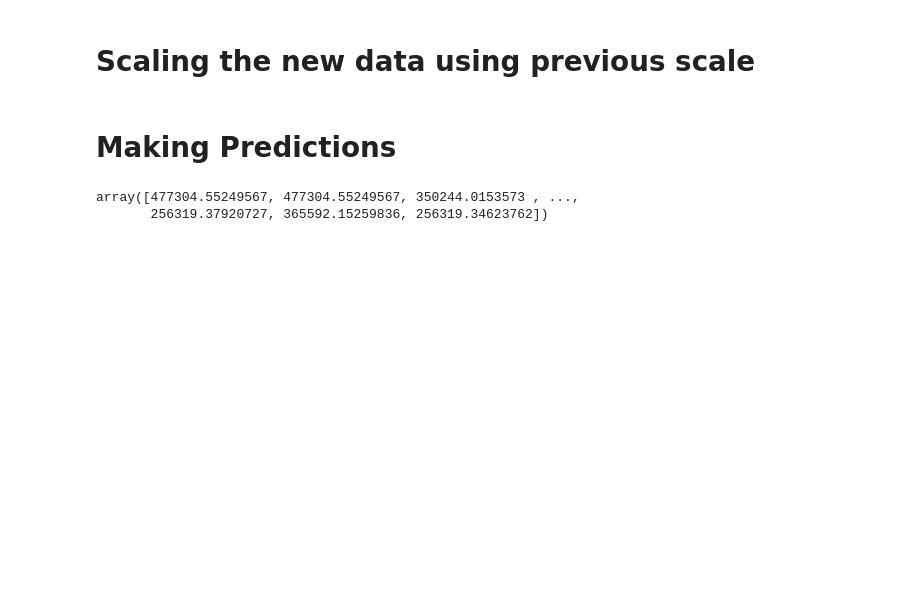
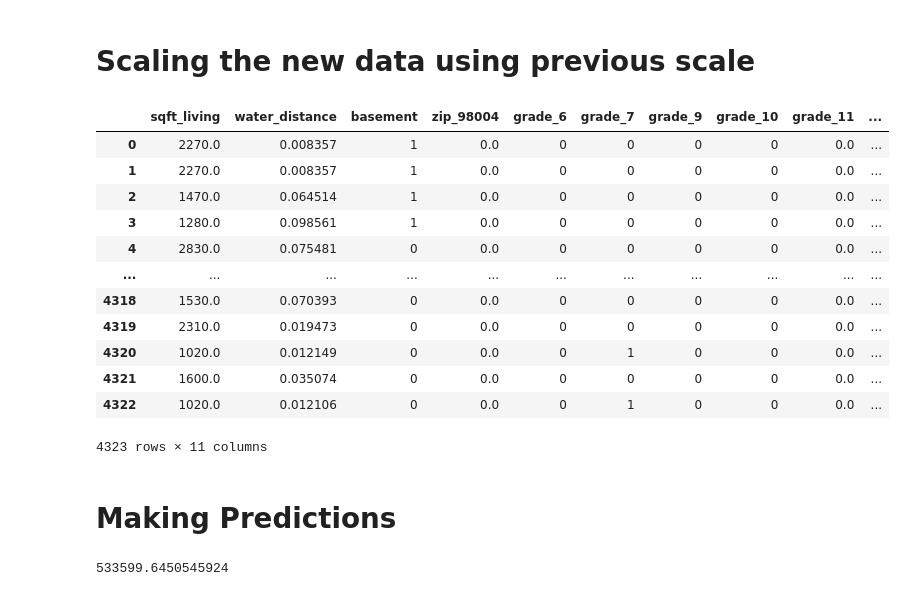
Before and after one commit to Ahila700/nyc-ds-033020-lectures, a Jupyter notebook: Mod_2/KC_house_data/Final_housing_data.ipynb, the cells around one changed output. Cells and saved outputs as stored; diff of their text form; code cells hidden in the pictures; blank space fills up the shorter version.

```diff
--- a/Mod_2/KC_house_data/Final_housing_data.ipynb
+++ b/Mod_2/KC_house_data/Final_housing_data.ipynb
@@ -53,7 +53,7 @@ grade_dummy.drop(columns = ['grade_4', 'grade_5', 'grade_8'], axis=1, inplace =
 # %%
 #view_dummy.drop(columns = ['view_1'], axis=1, inplace = True)
 # %%
-zip_dummy = zip_dummy[['zip_98004', 'zip_98039', 'zip_98040', 'zip_98112']]
+zip_dummy = zip_dummy[['zip_98004']]
 # %% [markdown]
 # Concat the dataframe with the dummy columns left
 # %%
@@ -65,7 +65,7 @@ house_final_w_dummies.drop(columns = ['view', 'condition', 'grade', 'zipcode', '
                                      'id', 'date', 'sqft_above', 'sqft_basement',
                                       'sqft_living15', 'sqft_lot15','yr_built', 'yr_renovated',
                                       'lat', 'long', 'waterfront', 'bathrooms',
-                                      'bedrooms', 'floors'], axis = 1, inplace = True)
+                                      'bedrooms', 'floors', 'last_change'], axis = 1, inplace = True)
 # %% [markdown]
 # Checking for any extremes in the dataframe
 # %%
@@ -74,8 +74,8 @@ def ext_values(df, extreme_cols):
     for col in extreme_cols:
         std = new_df[col].std()
         mean = new_df[col].mean()
-        value = mean+(6*std)
-        new_df[col] = new_df[col].apply(lambda x: value if (x-mean > 6*std) else x)
+        value = mean+(5*std)
+        new_df[col] = new_df[col].apply(lambda x: value if (np.abs(x-mean) > 5*std) else x)
     return new_df
 # %%
 house_final_w_dummies = ext_values(house_final_w_dummies, house_final_w_dummies.columns)
@@ -96,6 +93,22 @@ with open('final_rfe', 'rb') as handle:
 # scaler = StandardScaler()
 # scaler.fit(final_scaler)
 # house_final_w_dummies_scaled = pd.DataFrame(data=scaler.transform(house_final_w_dummies))
+# %%
+house_final_w_dummies
+# %% [output]
+|  | sqft_living | water_distance | basement | zip_98004 | grade_6 | grade_7 | grade_9 | grade_10 | grade_11 | ... |
+| 0 | 2270.0 | 0.008357 | 1 | 0.0 | 0 | 0 | 0 | 0 | 0.0 | ... |
+| 1 | 2270.0 | 0.008357 | 1 | 0.0 | 0 | 0 | 0 | 0 | 0.0 | ... |
+| 2 | 1470.0 | 0.064514 | 1 | 0.0 | 0 | 0 | 0 | 0 | 0.0 | ... |
+| 3 | 1280.0 | 0.098561 | 1 | 0.0 | 0 | 0 | 0 | 0 | 0.0 | ... |
+| 4 | 2830.0 | 0.075481 | 0 | 0.0 | 0 | 0 | 0 | 0 | 0.0 | ... |
+| ... | ... | ... | ... | ... | ... | ... | ... | ... | ... | ... |
+| 4318 | 1530.0 | 0.070393 | 0 | 0.0 | 0 | 0 | 0 | 0 | 0.0 | ... |
+| 4319 | 2310.0 | 0.019473 | 0 | 0.0 | 0 | 0 | 0 | 0 | 0.0 | ... |
+| 4320 | 1020.0 | 0.012149 | 0 | 0.0 | 0 | 1 | 0 | 0 | 0.0 | ... |
+| 4321 | 1600.0 | 0.035074 | 0 | 0.0 | 0 | 0 | 0 | 0 | 0.0 | ... |
+| 4322 | 1020.0 | 0.012106 | 0 | 0.0 | 0 | 1 | 0 | 0 | 0.0 | ... |
+4323 rows × 11 columns
 # %% [markdown]
 # Making Predictions
 # %%
@@ -103,10 +116,9 @@ from sklearn.linear_model import Lasso
 # %%
 price_predictions = np.exp(final_lasso.predict(house_final_w_dummies))
 # %%
-price_predictions
+price_predictions.mean()
 # %% [output]
-array([477304.55249567, 477304.55249567, 350244.0153573 , ...,
-       256319.37920727, 365592.15259836, 256319.34623762])
+533599.6450545924
 # %%
 price_dataframe = pd.DataFrame(price_predictions)
 # %%
```
Also changed, not shown: parts of 2 cells of this notebook, 5 other files.
